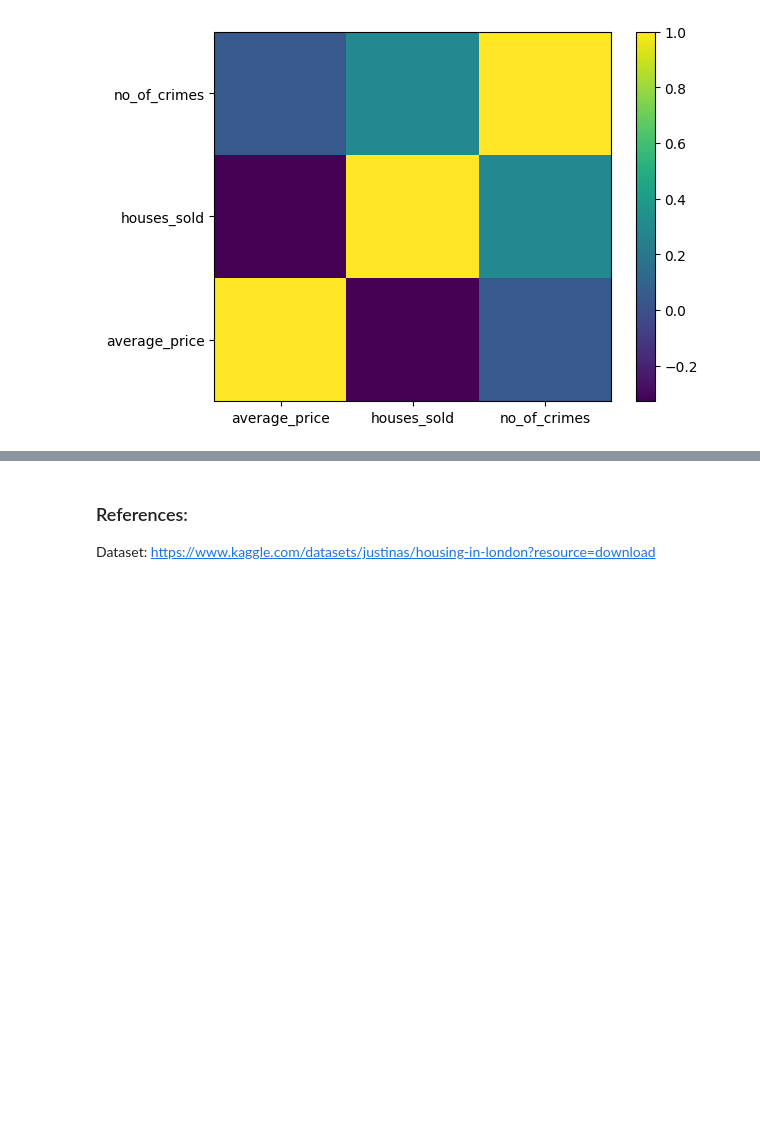
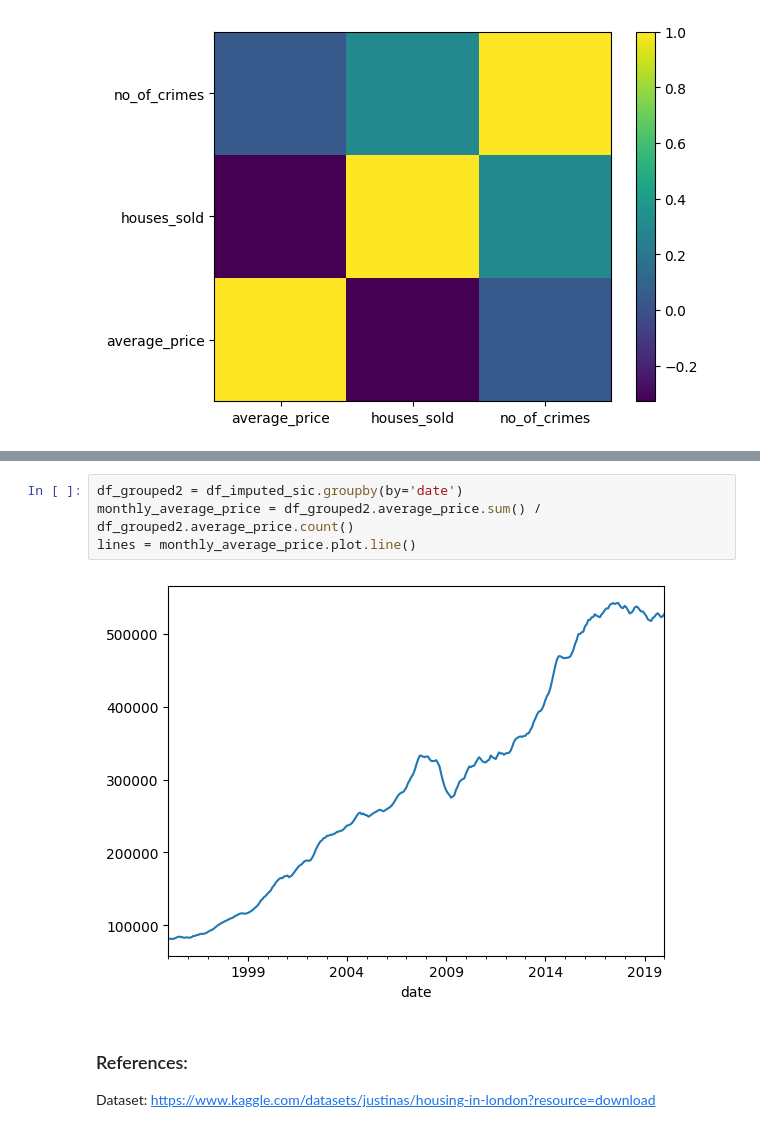
Before and after one commit to bennyandthejetss/ML_Lab1, a Jupyter notebook: Lab1.ipynb, the cells around one changed output, grey strips where cells are left out. Drawn from its saved outputs; the diff is of its cells as text; blank space fills up the shorter version.

```diff
--- a/Lab1.ipynb
+++ b/Lab1.ipynb
@@ -179,3 +221,9 @@ plt.show()
+# %%
+df_grouped2 = df_imputed_sic.groupby(by='date')
+monthly_average_price = df_grouped2.average_price.sum() / df_grouped2.average_price.count()
+lines = monthly_average_price.plot.line()
+# %% [output]
+[figure, added]
 # %% [markdown]
 ### References:
 
```
Also changed, not shown: parts of 14 cells of this notebook.
